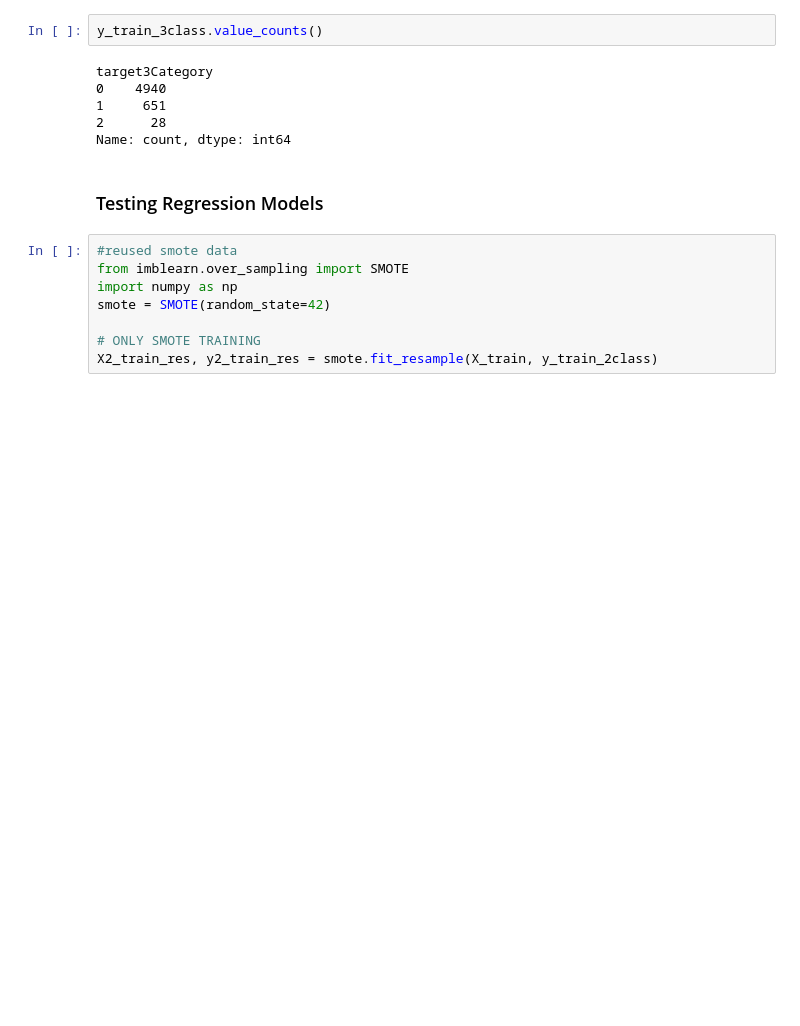
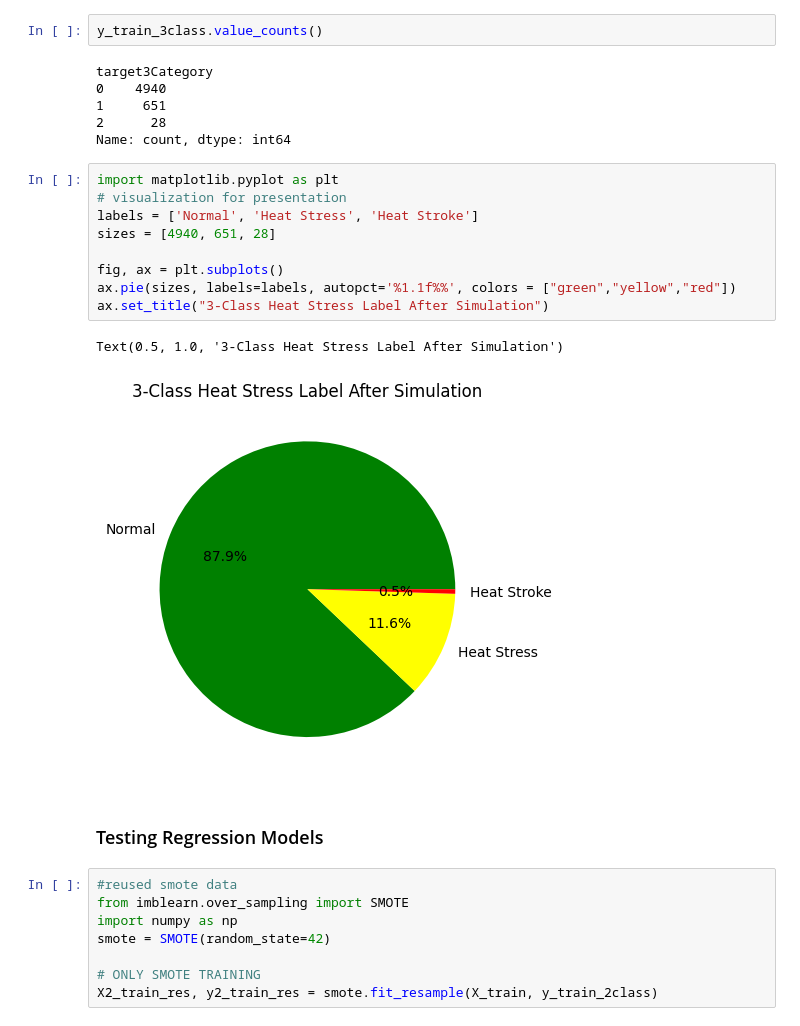
Before and after one commit to thespcrewroy/CoolDawgs_PersonalizationGrp, a Jupyter notebook: MLScript.ipynb, the cells around one changed output. Drawn from its saved outputs; the diff is of its cells as text; blank space fills up the shorter version.

```diff
--- a/MLScript.ipynb
+++ b/MLScript.ipynb
@@ -211,6 +223,18 @@ target3Category
 1     651
 2      28
 Name: count, dtype: int64
+# %%
+import matplotlib.pyplot as plt
+# visualization for presentation
+labels = ['Normal', 'Heat Stress', 'Heat Stroke']
+sizes = [4940, 651, 28]
+
+fig, ax = plt.subplots()
+ax.pie(sizes, labels=labels, autopct='%1.1f%%', colors = ["green","yellow","red"])
+ax.set_title("3-Class Heat Stress Label After Simulation")
+# %% [output]
+Text(0.5, 1.0, '3-Class Heat Stress Label After Simulation')
+[figure, added]
 # %% [markdown]
 ### Testing Regression Models
 # %%
```
Also changed, not shown: parts of 19 cells of this notebook, 1 other file.
